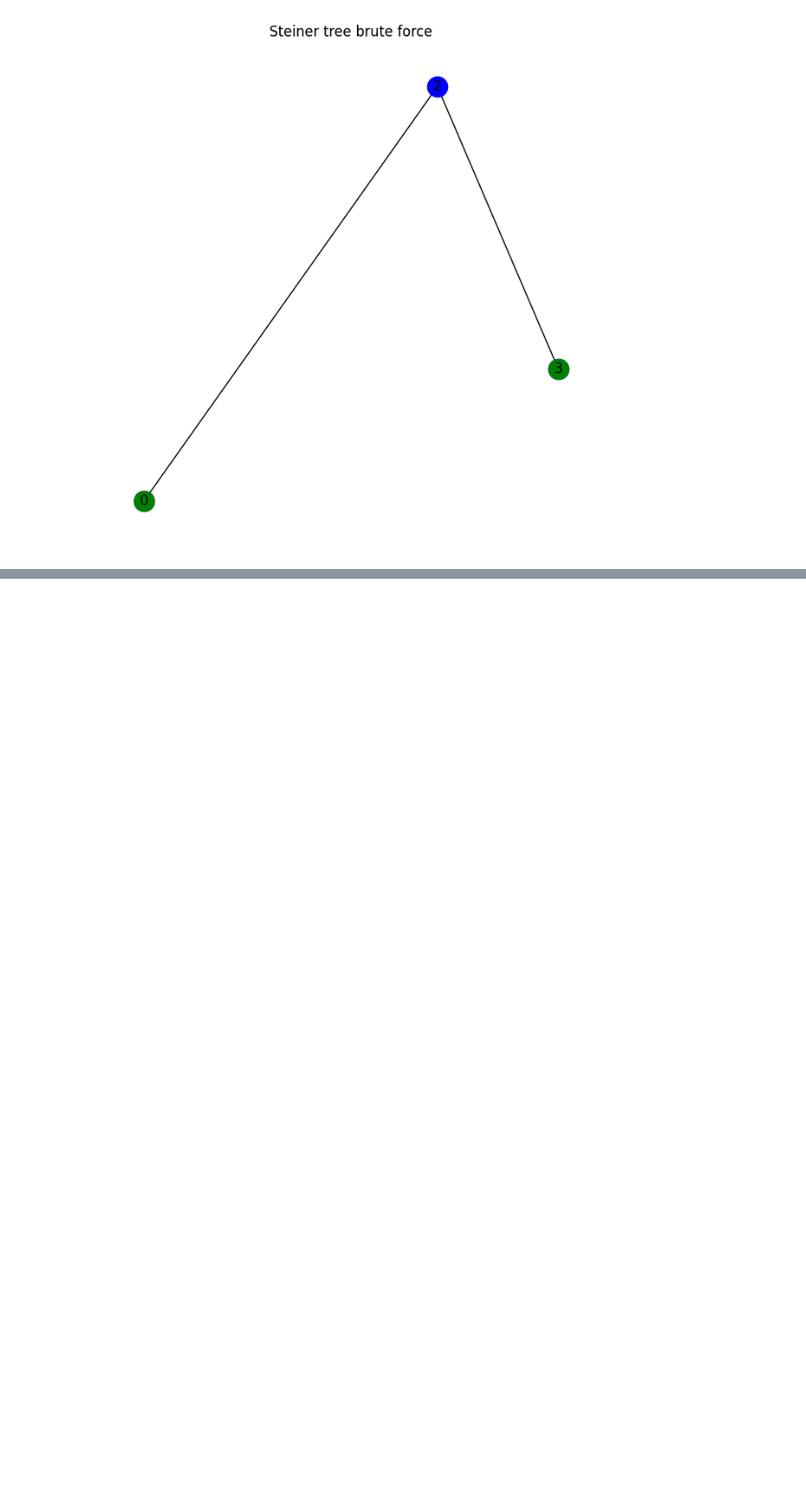
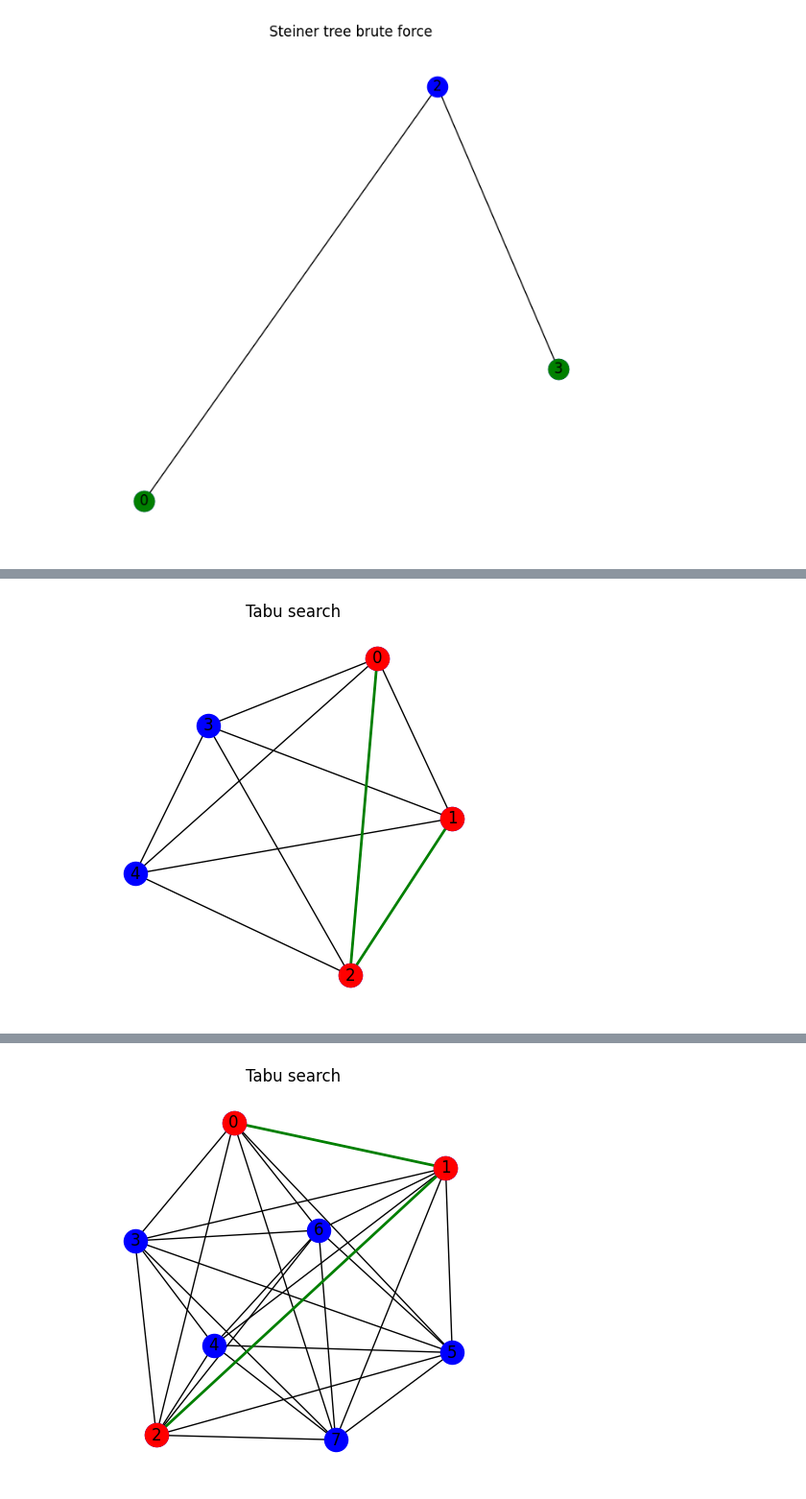
Before and after one commit to MajaZMaja2506/projekatRI, a Jupyter notebook: brute_force.ipynb, the cells around one changed output, grey strips where cells are left out. Shown at 96% size. Cells and saved outputs as stored; diff of their text form; code cells hidden in the pictures; blank space fills up the shorter version.

Commit message:
Add additional graphs

```diff
--- a/brute_force.ipynb
+++ b/brute_force.ipynb
@@ -74,3 +74,49 @@ plt.title("Steiner tree brute force")
 plt.show()
 # %% [output]
 [figure]
+# %%
+K5 = nx.Graph()
+edgesK5 = [
+    (0, 1, 28), (0, 2, 13), (0, 3, 13), (0, 4, 22),
+    (1, 2, 27), (1, 3, 28), (1, 4, 13),
+    (2, 3, 19), (2, 4, 14),
+    (3, 4, 19)
+]
+K5.add_weighted_edges_from(edgesK5)
+# %%
+K5best = nx.Graph()
+edgesK5best = [
+    (0, 1, 18), (0, 2, 20), (0, 3, 22), (0, 5, 10), (0, 6, 32), (0, 7, 29),
+    (1, 2, 12), (1, 3, 18), (1, 4, 20), (1, 5, 29), (1, 6, 36), (1, 7, 10),
+    (2, 3, 40), (2, 4, 20), (2, 5, 22), (2, 6, 21), (2, 7, 23),
+    (3, 4, 22), (3, 5, 22), (3, 6, 40), (3, 7, 22),
+    (4, 5, 23), (4, 6, 32), (4, 7, 20),
+    (5, 6, 21), (5, 7, 33),
+    (6, 7, 11)
+]
+K5best.add_weighted_edges_from(edgesK5best)
+# %%
+CS4234_2 = nx.Graph()
+edgesCS4234_2 = [
+    (0, 1, 14), (0, 3, 14), (0, 6, 8),
+    (1, 2, 14), (1, 6, 14),
+    (2, 3, 14), (2, 4, 10), (2, 5, 8),
+    (3, 5, 8),
+    (4, 2, 10),
+    (5, 6, 6),
+    (6, 0, 8)
+]
+CS4234_2.add_weighted_edges_from(edgesCS4234_2)
+# %%
+GS = [K5, K5best, CS4234_2]
+terminals = [0,1,2]
+for G in GS:
+    pos = nx.spring_layout(G, seed=42)
+    T, w = brute_force(G, terminals)
+    plt.figure(figsize=(4,4))
+    nx.draw(G, pos, with_labels = True, node_color = 'blue')
+    nx.draw_networkx_edges(T, pos, edge_color = 'green', width=2)
+    nx.draw_networkx_nodes(G, pos, nodelist = terminals, node_color = 'red')
+    plt.title("Tabu search")
+    plt.show()
+# %% [output]
@@ -76,0 +124 @@ plt.show()
+[figure, added]
@@ -76,0 +126 @@ plt.show()
+[figure, added]
```
Also changed, not shown: parts of 1 cell of this notebook, 2 other files.
